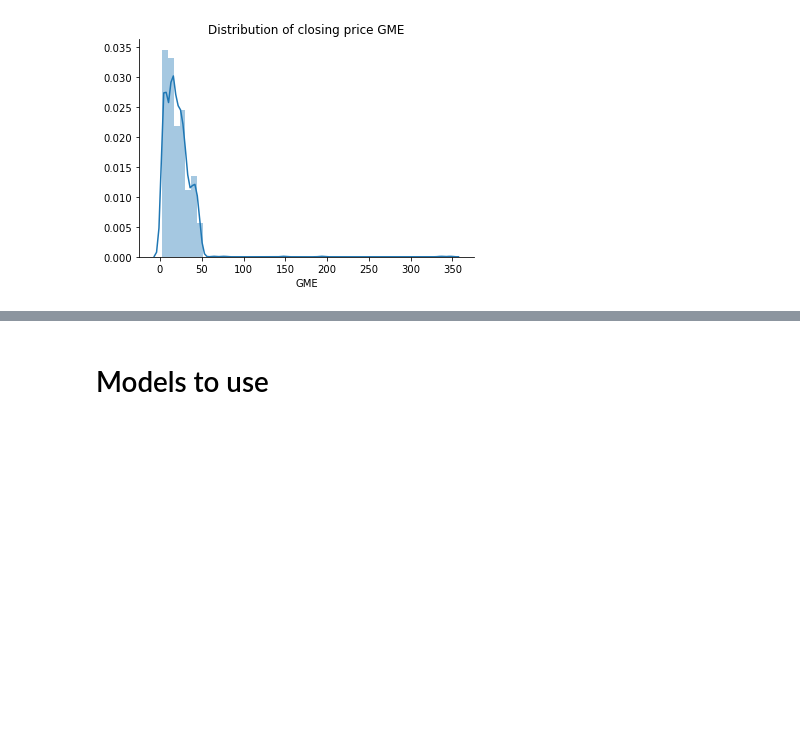
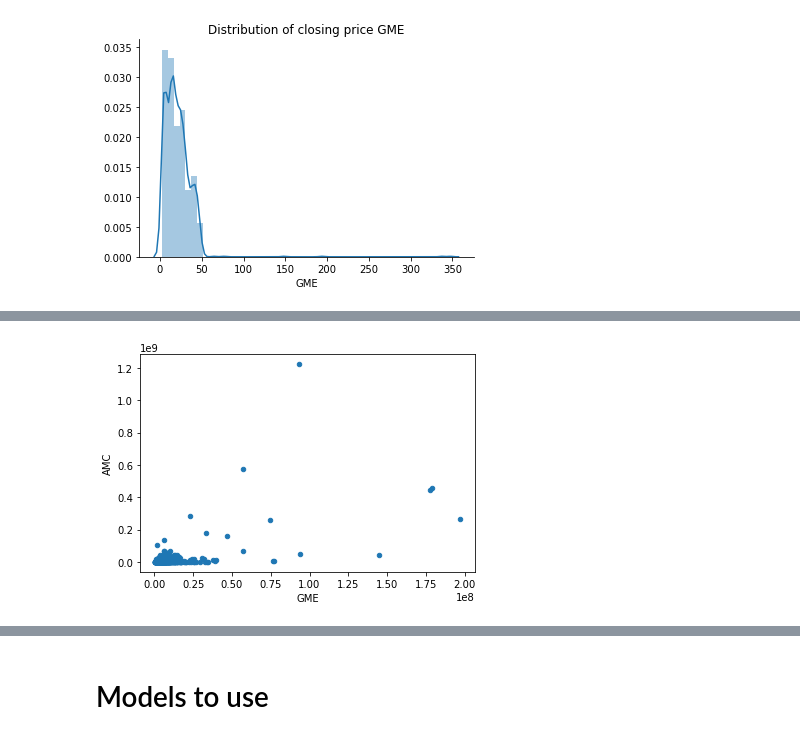
Before and after one commit to daviduster/anomalies-detection-earthquake, a Jupyter notebook: code/anomalies-detection.ipynb, the cells around one changed output, grey strips where cells are left out. Saved outputs shown, nothing was run; the diff lists cells and outputs as text; code cells hidden in the pictures; blank space fills up the shorter version.

```diff
--- a/code/anomalies-detection.ipynb
+++ b/code/anomalies-detection.ipynb
@@ -127,3 +134,9 @@ plt.show()
+# %%
+volume.plot.scatter('GME','AMC')
+plt.savefig("figures/GME_AMC.pdf")
+plt.show()
+# %% [output]
+[figure, added]
 # %%
 GME_BB_volume = volume.iloc[:, 0:2]
 # %%
```
Also changed, not shown: parts of 17 cells of this notebook, 20 other files.
